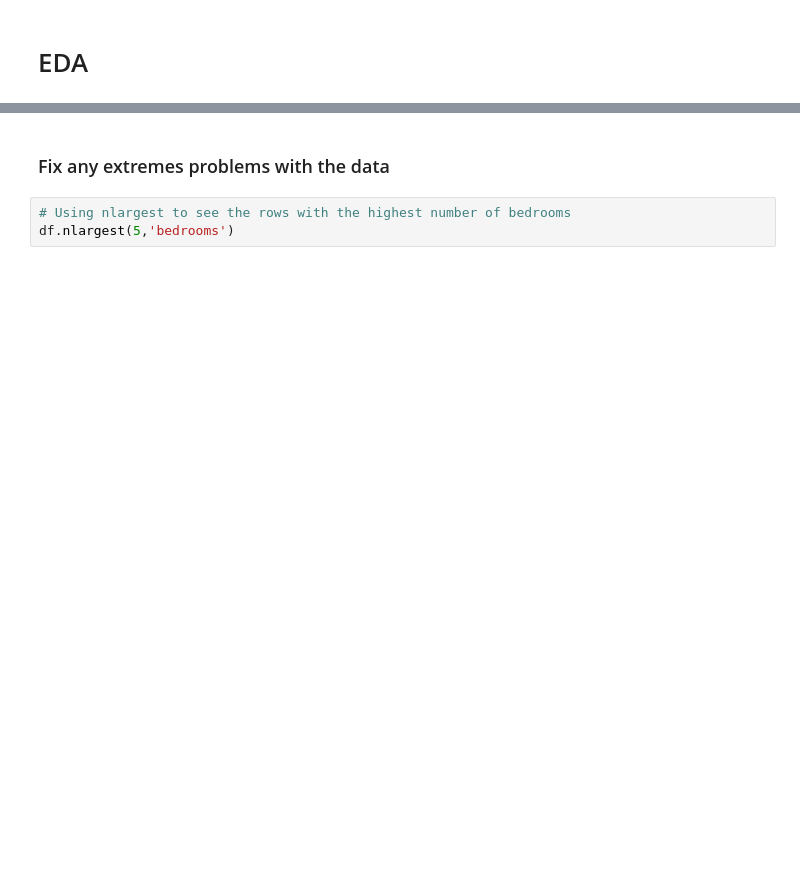
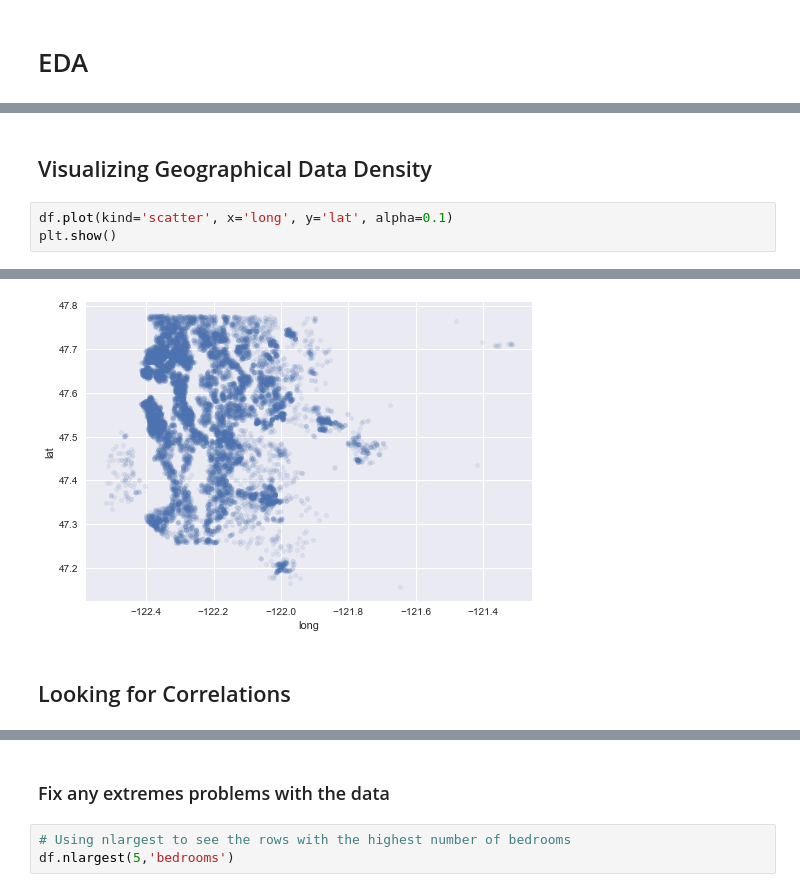
Before and after one commit to Ismaeltrevi/house-price-prediction, a Jupyter notebook: notebooks/EDA-and-feature-engineering.ipynb, the cells around one changed output, grey strips where cells are left out. Cells and saved outputs as stored; diff of their text form; blank space fills up the shorter version.

```diff
--- a/notebooks/EDA-and-feature-engineering.ipynb
+++ b/notebooks/EDA-and-feature-engineering.ipynb
@@ -149,0 +212,6 @@ ValueError: style must be one of white, dark, whitegrid, darkgrid, ticks
+# %% [markdown]
+## Visualizing Geographical Data Density
+# %%
+df.plot(kind='scatter', x='long', y='lat', alpha=0.1)
+plt.show()
+# %% [output]
@@ -149,0 +219,3 @@ ValueError: style must be one of white, dark, whitegrid, darkgrid, ticks
+[figure, added]
+# %% [markdown]
+## Looking for Correlations
```
Also changed, not shown: parts of 23 cells of this notebook.
